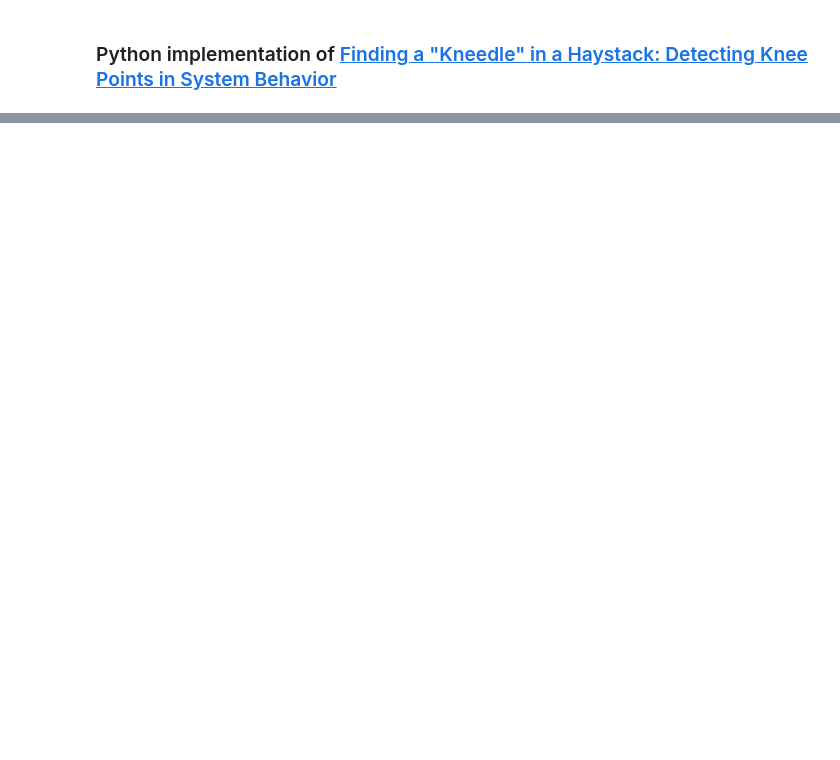
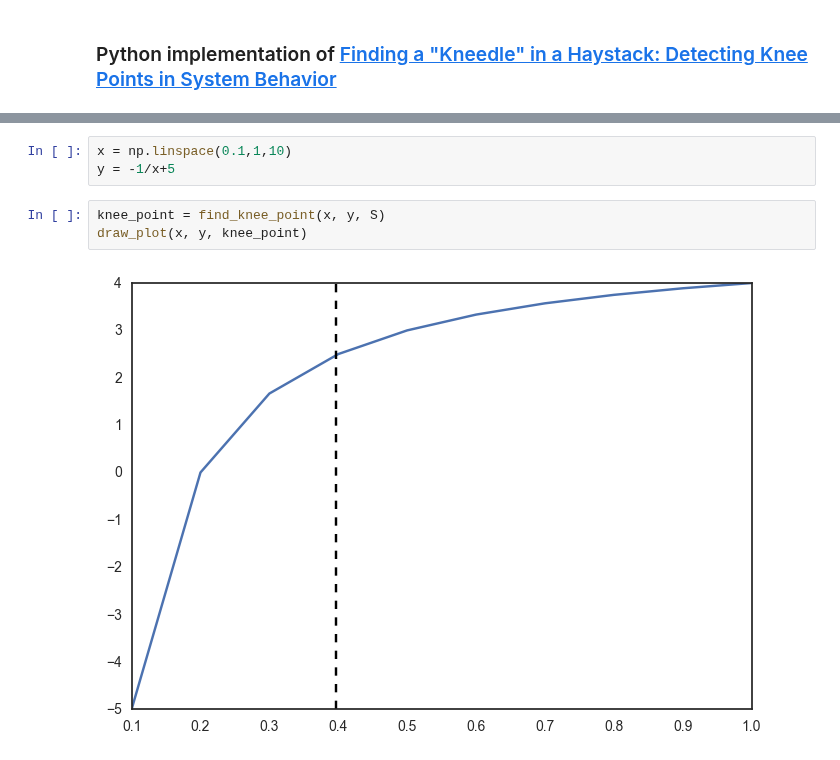
Before and after one commit to saketkc/notebooks, a Jupyter notebook: python/Kneedle Algorithm.ipynb, the cells around one changed output, grey strips where cells are left out. Saved outputs shown, nothing was run; the diff lists cells and outputs as text; blank space fills up the shorter version.

```diff
--- a/python/Kneedle Algorithm.ipynb
+++ b/python/Kneedle Algorithm.ipynb
@@ -66,0 +67,8 @@ draw_cdf_plot(s, knee_point)
+# %%
+x = np.linspace(0.1,1,10)
+y = -1/x+5
+# %%
+knee_point = find_knee_point(x, y, S)
+draw_plot(x, y, knee_point)
+# %% [output]
+[figure, added]
```
Also changed, not shown: parts of 5 cells of this notebook.
